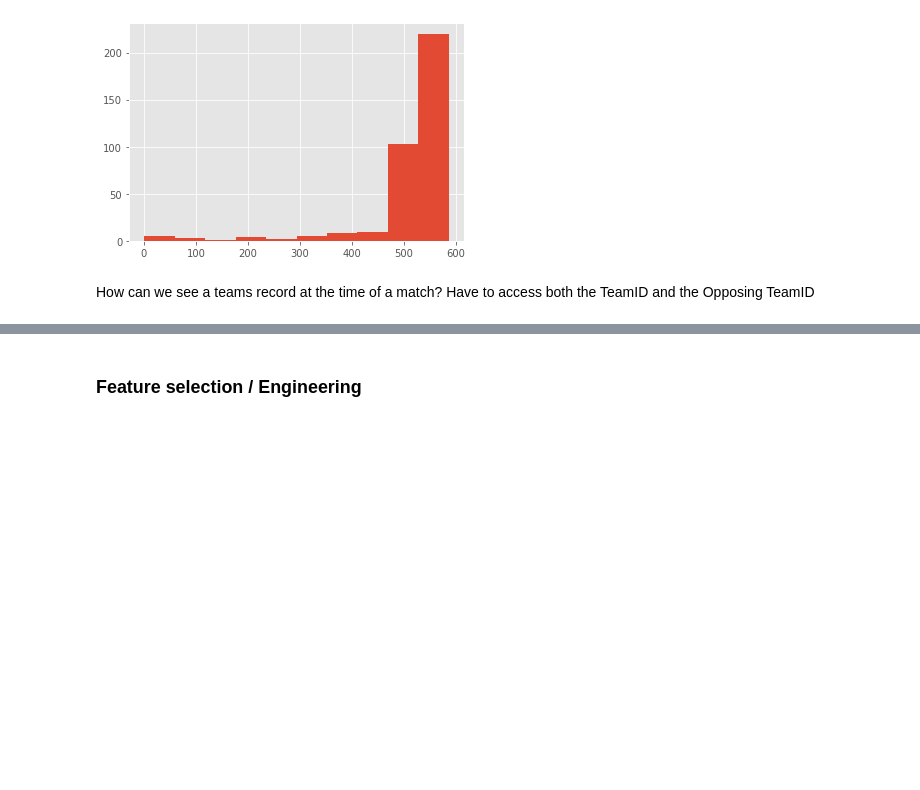
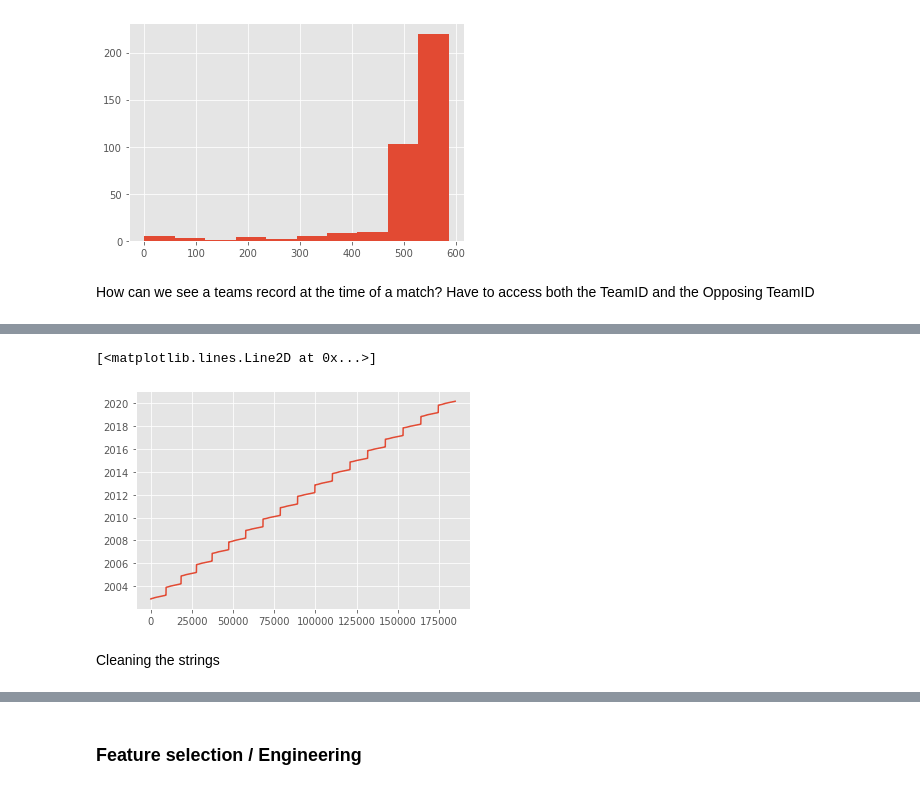
Before and after one commit to crunker99/MarchMadness2020, a Jupyter notebook: EDA.ipynb, the cells around one changed output, grey strips where cells are left out. Saved outputs shown, nothing was run; the diff lists cells and outputs as text; code cells hidden in the pictures; blank space fills up the shorter version.

```diff
--- a/EDA.ipynb
+++ b/EDA.ipynb
@@ -184,0 +205,3 @@ Name: date, Length: 184940, dtype: datetime64[ns]
+# %%
+dfByDate = df.sort_values(by='date').reset_index()
+dfByDate.date
@@ -184,0 +221,7 @@ Name: date, Length: 184940, dtype: datetime64[ns]
+# %%
+plt.plot(dfByDate.date)
+# %% [output]
+[<matplotlib.lines.Line2D at 0x...>]
+[figure, added]
+# %% [markdown]
+Cleaning the strings
```
Also changed, not shown: parts of 21 cells of this notebook, 1 other file.
